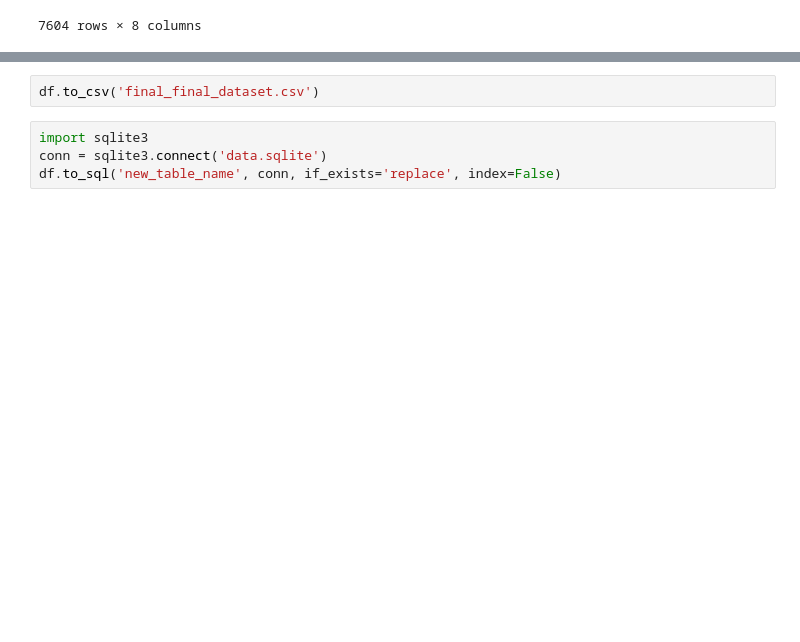
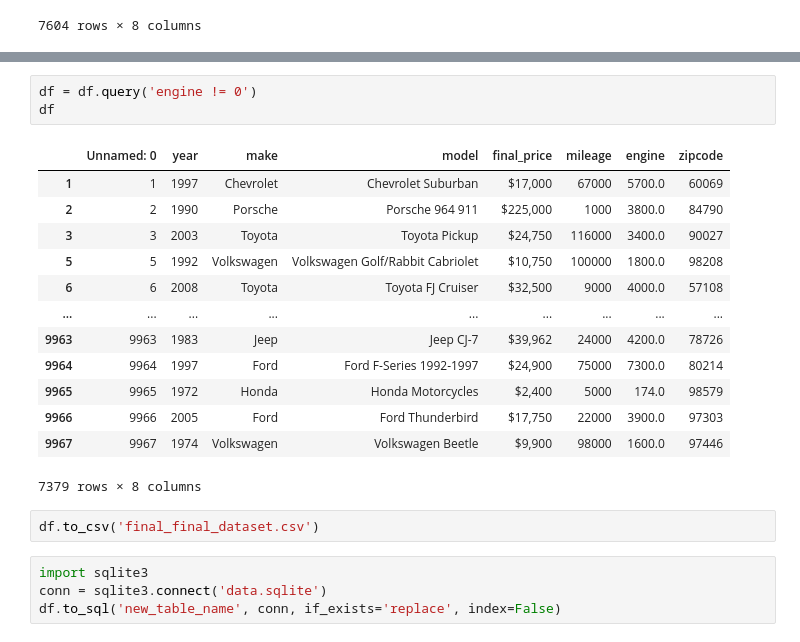
Before and after one commit to Mcusac/Project-4, a Jupyter notebook: Cleaning.ipynb, the cells around one changed output, grey strips where cells are left out. Saved outputs shown, nothing was run; the diff lists cells and outputs as text; blank space fills up the shorter version.

```diff
--- a/Cleaning.ipynb
+++ b/Cleaning.ipynb
@@ -182,3 +186,20 @@ ValueError: could not convert string to float: '21 Window Deluxe Samba'
+# %%
+df = df.query('engine != 0')
+df
+# %% [output]
+|  | Unnamed: 0 | year | make | model | final_price | mileage | engine | zipcode |
+| 1 | 1 | 1997 | Chevrolet | Chevrolet Suburban | $17,000 | 67000 | 5700.0 | 60069 |
+| 2 | 2 | 1990 | Porsche | Porsche 964 911 | $225,000 | 1000 | 3800.0 | 84790 |
+| 3 | 3 | 2003 | Toyota | Toyota Pickup | $24,750 | 116000 | 3400.0 | 90027 |
+| 5 | 5 | 1992 | Volkswagen | Volkswagen Golf/Rabbit Cabriolet | $10,750 | 100000 | 1800.0 | 98208 |
+| 6 | 6 | 2008 | Toyota | Toyota FJ Cruiser | $32,500 | 9000 | 4000.0 | 57108 |
+| ... | ... | ... | ... | ... | ... | ... | ... | ... |
+| 9963 | 9963 | 1983 | Jeep | Jeep CJ-7 | $39,962 | 24000 | 4200.0 | 78726 |
+| 9964 | 9964 | 1997 | Ford | Ford F-Series 1992-1997 | $24,900 | 75000 | 7300.0 | 80214 |
+| 9965 | 9965 | 1972 | Honda | Honda Motorcycles | $2,400 | 5000 | 174.0 | 98579 |
+| 9966 | 9966 | 2005 | Ford | Ford Thunderbird | $17,750 | 22000 | 3900.0 | 97303 |
+| 9967 | 9967 | 1974 | Volkswagen | Volkswagen Beetle | $9,900 | 98000 | 1600.0 | 97446 |
+7379 rows × 8 columns
 # %%
 df.to_csv('final_final_dataset.csv')
 # %%
```
Also changed, not shown: parts of 10 cells of this notebook, 2 other files.
